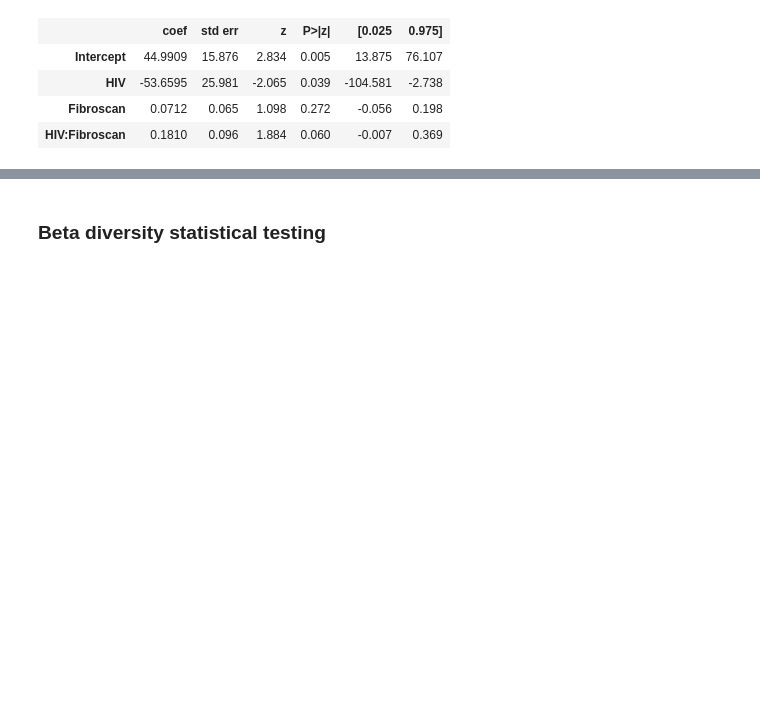
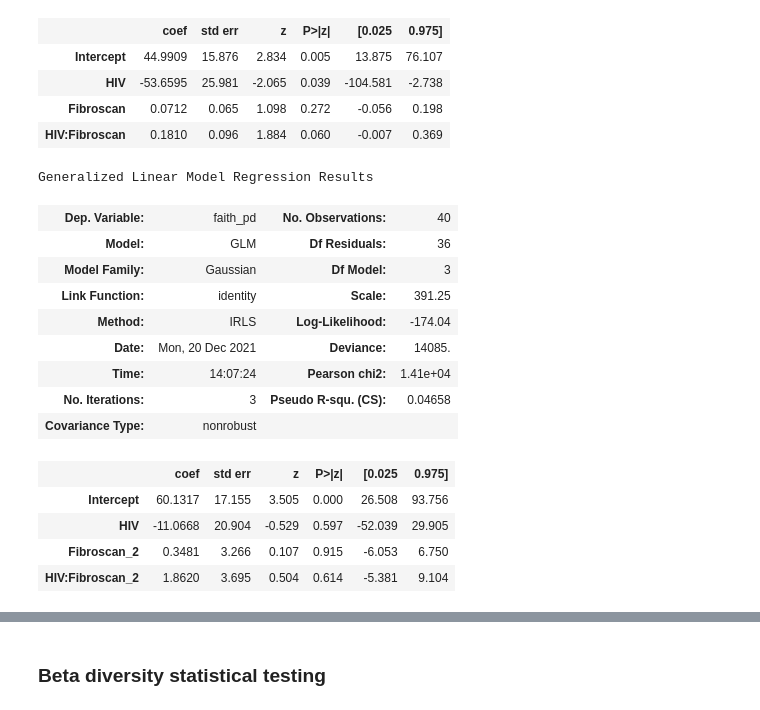
Before and after one commit to sterrettJD/HIV-microbiome, a Jupyter notebook: Analysis.ipynb, the cells around one changed output, grey strips where cells are left out. Cells and saved outputs as stored; diff of their text form; code cells hidden in the pictures; blank space fills up the shorter version.

Commit message:
add faith HIV fibro2 glm

```diff
--- a/Analysis.ipynb
+++ b/Analysis.ipynb
@@ -259,6 +259,26 @@ Generalized Linear Model Regression Results
 | HIV | -53.6595 | 25.981 | -2.065 | 0.039 | -104.581 | -2.738 |
 | Fibroscan | 0.0712 | 0.065 | 1.098 | 0.272 | -0.056 | 0.198 |
 | HIV:Fibroscan | 0.1810 | 0.096 | 1.884 | 0.060 | -0.007 | 0.369 |
+# %%
+formula = "faith_pd ~ HIV*Fibroscan_2"
+est = smf.glm(formula=formula, data=faith_glm_df).fit()
+est.summary()
+# %% [output]
+Generalized Linear Model Regression Results
+| Dep. Variable: | faith_pd | No. Observations: | 40 |
+| Model: | GLM | Df Residuals: | 36 |
+| Model Family: | Gaussian | Df Model: | 3 |
+| Link Function: | identity | Scale: | 391.25 |
+| Method: | IRLS | Log-Likelihood: | -174.04 |
+| Date: | Mon, 20 Dec 2021 | Deviance: | 14085. |
+| Time: | 14:07:24 | Pearson chi2: | 1.41e+04 |
+| No. Iterations: | 3 | Pseudo R-squ. (CS): | 0.04658 |
+| Covariance Type: | nonrobust |  |  |
+|  | coef | std err | z | P>|z| | [0.025 | 0.975] |
+| Intercept | 60.1317 | 17.155 | 3.505 | 0.000 | 26.508 | 93.756 |
+| HIV | -11.0668 | 20.904 | -0.529 | 0.597 | -52.039 | 29.905 |
+| Fibroscan_2 | 0.3481 | 3.266 | 0.107 | 0.915 | -6.053 | 6.750 |
+| HIV:Fibroscan_2 | 1.8620 | 3.695 | 0.504 | 0.614 | -5.381 | 9.104 |
 # %%
 sns.scatterplot(x="Fibroscan", y="faith_pd", hue=metadata["HIV"],
                 data=faith_glm_df,
```
Also changed, not shown: parts of 1 cell of this notebook.
